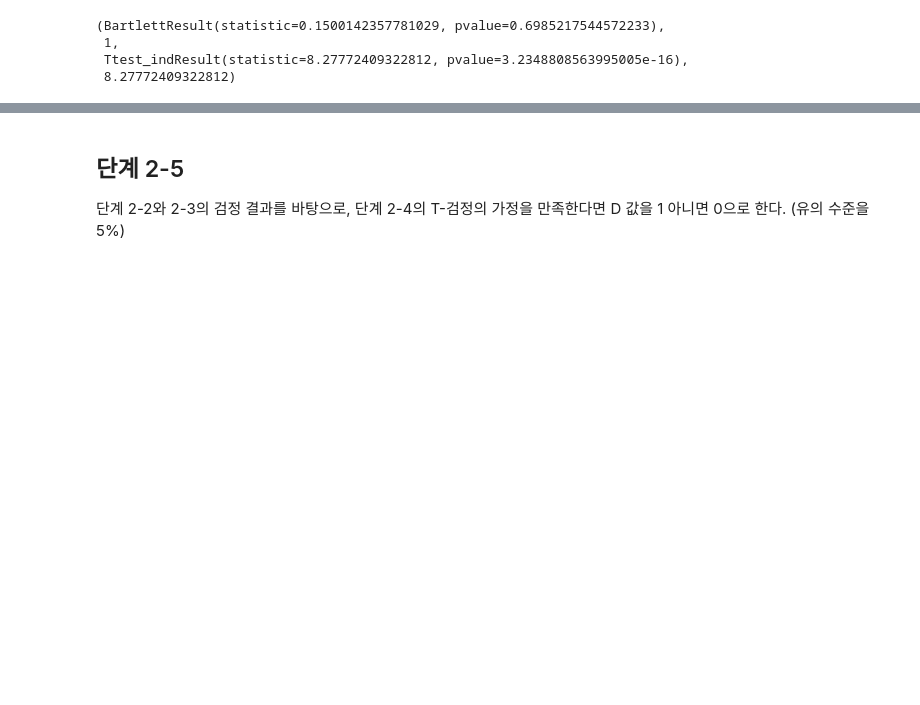
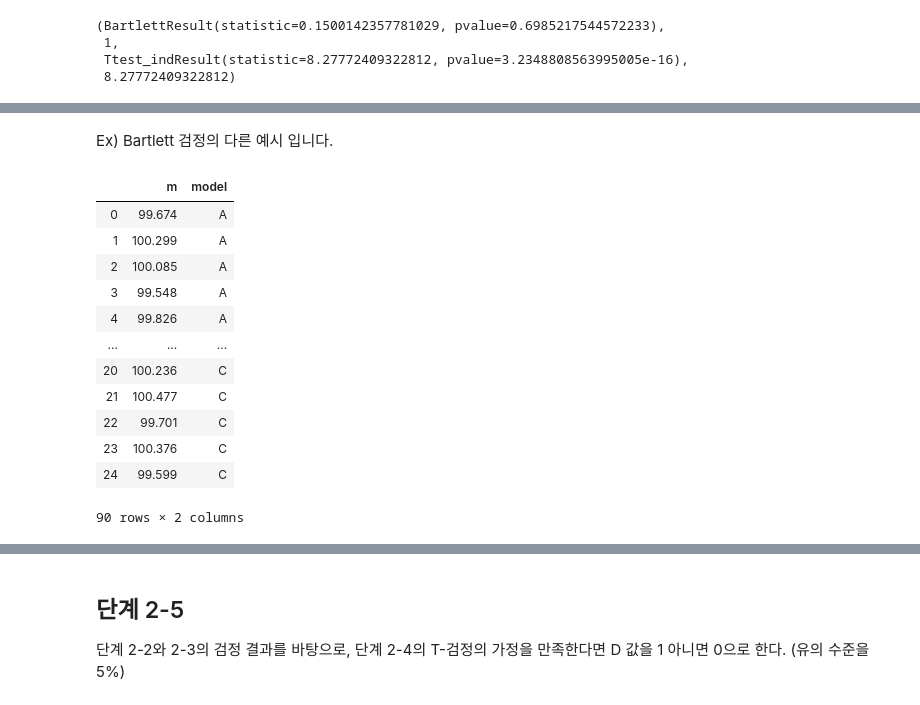
Before and after one commit to sunkusun9/DS_lv3_2404_01, a Jupyter notebook: sec_ds_lv3_prob3_prob.ipynb, the cells around one changed output, grey strips where cells are left out. Saved outputs shown, nothing was run; the diff lists cells and outputs as text; code cells hidden in the pictures; blank space fills up the shorter version.

```diff
--- a/sec_ds_lv3_prob3_prob.ipynb
+++ b/sec_ds_lv3_prob3_prob.ipynb
@@ -744,0 +804,38 @@ result_bartlett, equal_var, result_2_4, C
+# %% [markdown]
+Ex) Bartlett 검정의 다른 예시 입니다.
+# %%
+s_A = pd.Series(
+    [99.674, 100.299, 100.085, 99.548, 99.826, 100.495, 99.272, 99.871, 100.380, 99.740,
+    99.796, 99.972, 100.447, 99.808, 99.867, 99.870, 100.662, 100.656, 100.301, 100.116,
+    100.221, 100.447, 99.719, 100.353, 99.624, 99.809, 100.272, 99.571, 99.958, 99.741], name='m'
+)
+s_B = pd.Series(
+    [99.696, 100.279, 100.079, 99.578, 99.838, 100.462, 99.321, 99.880, 100.354, 99.757,
+    99.810, 99.973, 100.418, 99.821, 99.876, 99.878, 100.618, 100.612, 100.281, 100.108,
+    100.206, 100.417, 99.738, 100.329, 99.649, 99.821, 100.254, 99.600, 99.961, 99.759,
+    99.928, 99.216, 99.504, 99.804, 100.260], name='m'
+)
+s_C = pd.Series(
+    [99.653, 100.319, 100.091, 99.518, 99.815, 100.528, 99.223, 99.863, 100.405, 99.723,
+    99.783, 99.970, 100.477, 99.796, 99.858, 99.861, 100.706, 100.700, 100.321, 100.124,
+    100.236, 100.477, 99.701, 100.376, 99.599], name='m'
+)
+
+df_m = pd.concat(
+    [a.to_frame().assign(model=b) for a, b in zip([s_A, s_B, s_C], ['A', 'B', 'C'])]
+)
+df_m
+# %% [output]
+|  | m | model |
+| 0 | 99.674 | A |
+| 1 | 100.299 | A |
+| 2 | 100.085 | A |
+| 3 | 99.548 | A |
+| 4 | 99.826 | A |
+| ... | ... | ... |
+| 20 | 100.236 | C |
+| 21 | 100.477 | C |
+| 22 | 99.701 | C |
+| 23 | 100.376 | C |
+| 24 | 99.599 | C |
+90 rows × 2 columns
```
Also changed, not shown: parts of 85 cells of this notebook.
